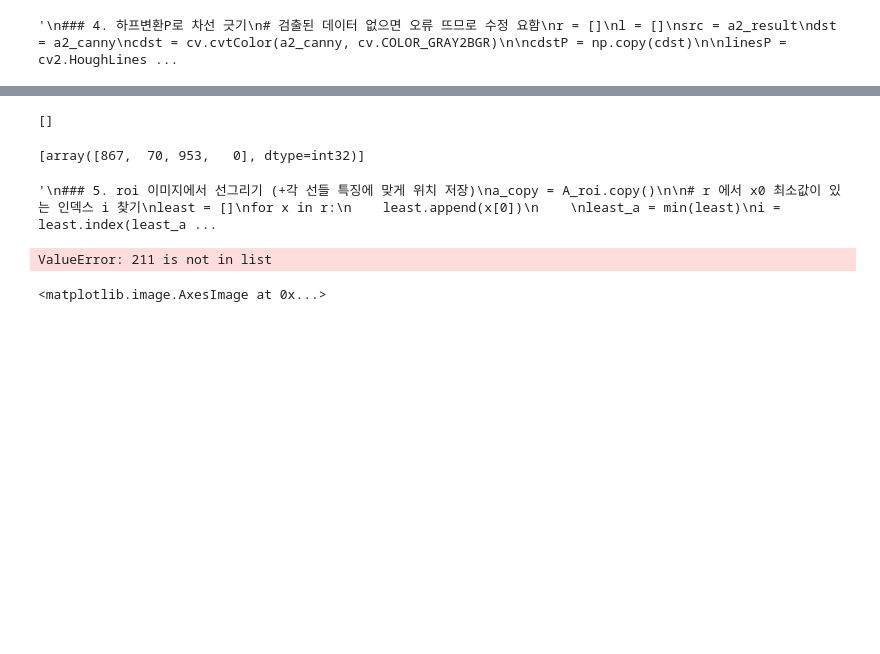
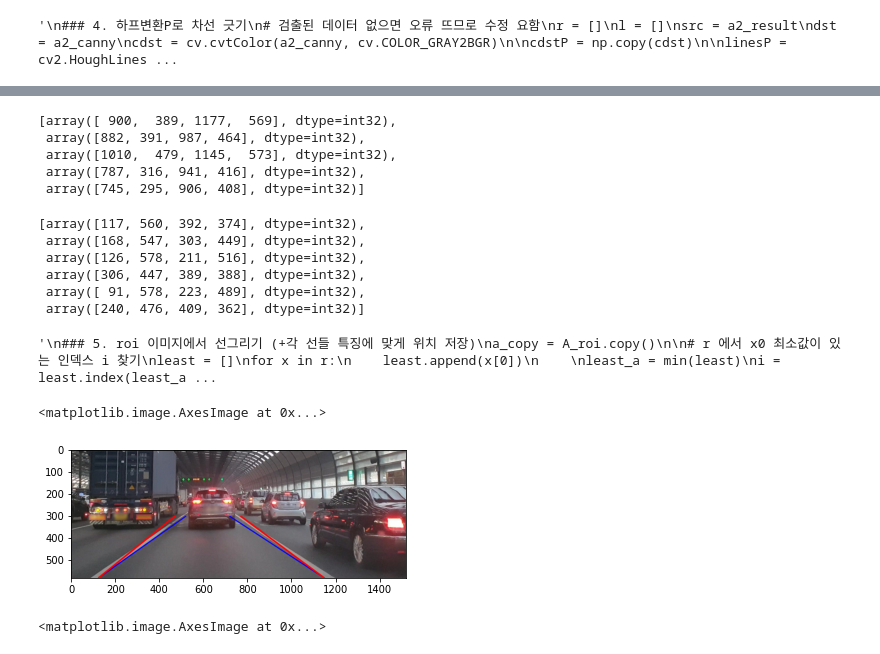
Before and after one commit to lim-ye-ji/Object_recognition_in_autonomous_driving, a Jupyter notebook: lane/Yu.ipynb, the cells around one changed output, grey strips where cells are left out. Drawn from its saved outputs; the diff is of its cells as text; code cells hidden in the pictures; blank space fills up the shorter version.

```diff
--- a/lane/Yu.ipynb
+++ b/lane/Yu.ipynb
@@ -455,14 +450,33 @@ for i in range(len(r)):
 for i in range(len(l)):
     if math.dist([l[i][0], l[i][1]], [l[i][2], l[i][3]]) > 100:
         new_l.append(l[i])
+# %%
+if not new_r:
+    for i in range(len(r)):
+        if math.dist([r[i][0], r[i][1]], [r[i][2], r[i][3]]) > 30:
+            new_r.append(r[i])
+
+if not new_l:
+    for i in range(len(l)):
+        if math.dist([l[i][0], l[i][1]], [l[i][2], l[i][3]]) > 30:
+            new_l.append(l[i])
 # %%
 new_r
 # %% [output]
-[]
+[array([ 900,  389, 1177,  569], dtype=int32),
+ array([882, 391, 987, 464], dtype=int32),
+ array([1010,  479, 1145,  573], dtype=int32),
+ array([787, 316, 941, 416], dtype=int32),
+ array([745, 295, 906, 408], dtype=int32)]
 # %%
 new_l
 # %% [output]
-[array([867,  70, 953,   0], dtype=int32)]
+[array([117, 560, 392, 374], dtype=int32),
+ array([168, 547, 303, 449], dtype=int32),
+ array([126, 578, 211, 516], dtype=int32),
+ array([306, 447, 389, 388], dtype=int32),
+ array([ 91, 578, 223, 489], dtype=int32),
+ array([240, 476, 409, 362], dtype=int32)]
 # %%
 """
 ### 5. roi 이미지에서 선그리기 (+각 선들 특징에 맞게 위치 저장)
@@ -510,7 +524,7 @@ cv2.waitKey(1)
 '\n### 5. roi 이미지에서 선그리기 (+각 선들 특징에 맞게 위치 저장)\na_copy = A_roi.copy()\n\n# r 에서 x0 최소값이 있는 인덱스 i 찾기\nleast = []\nfor x in r:\n    least.append(x[0])\n    \nleast_a = min(least)\ni = least.index(least_a ...
 # %%
 ### 5. plt버전 roi 이미지에서 선그리기 (+각 선들 특징에 맞게 위치 저장)
-##- 좌측, 혹은 우측 리스트가 비어있는 경우 반대쪽 좌표를 옮겨오도록 함, 각도조정 필요 03.09
+##- 좌측, 혹은 우측 리스트가 비어있는 경우 반대쪽 좌표를 옮겨오도록 함
 
 a_copy = A_roi.copy()
 
@@ -553,10 +567,10 @@ if not least:
     n2 = l[i2][1] - (m2 * (550-(l[i2][0]-500)))
 
 
-    cv2.line(a_copy2, (int(-n/m), 0),(int((1080-n)/m), 1080), (0, 0, 255), 2, cv2.LINE_AA)
-    cv2.line(a_copy2, (int(-n2/m2), 0),(int((1080-n2)/m2), 1080), (0, 0, 255), 2, cv2.LINE_AA)
-    cv2.line(a_copy2, (int(-n3/m3), 0),(int((1080-n3)/m3), 1080), (0, 0, 255), 2, cv2.LINE_AA)
-    cv2.line(a_copy2, (int(-n4/m4), ),(int((1080-n4)/m4), 1080), (0, 0, 255), 2, cv2.LINE_AA)
+    cv2.line(a_copy2, (int(((-n4/m4)+(-n/m))/2)+100, 300),(int((580-n)/m), 580), (0, 0, 255), 4, cv2.LINE_AA)
+    cv2.line(a_copy2, (int(((-n4/m4)+(-n/m))/2)-100, 300),(int((580-n4)/m4), 580), (0, 0, 255), 4, cv2.LINE_AA)
+    cv2.line(a_copy2, (int(((-n4/m4)+(-n/m))/2)+150, 300),(int((580-n)/m), 580), (255, 0, 0), 5, cv2.LINE_AA)
+    cv2.line(a_copy2, (int(((-n4/m4)+(-n/m))/2)-150, 300),(int((580-n4)/m4), 580), (255, 0, 0), 5, cv2.LINE_AA)
 
 
 elif not least2:
@@ -589,6 +603,8 @@ elif not least2:
 
     cv2.line(a_copy2, (int(((-n4/m4)+(-n/m))/2)+100, 300),(int((580-n)/m), 580), (0, 0, 255), 4, cv2.LINE_AA)
     cv2.line(a_copy2, (int(((-n4/m4)+(-n/m))/2)-100, 300),(int((580-n4)/m4), 580), (0, 0, 255), 4, cv2.LINE_AA)
+    cv2.line(a_copy2, (int(((-n4/m4)+(-n/m))/2)+150, 300),(int((580-n)/m), 580), (255, 0, 0), 5, cv2.LINE_AA)
+    cv2.line(a_copy2, (int(((-n4/m4)+(-n/m))/2)-150, 300),(int((580-n4)/m4), 580), (255, 0, 0), 5, cv2.LINE_AA)
 
 else:
     least_a = min(least)
@@ -598,34 +614,35 @@ else:
     least_b = min(least2)
     i3 = least2.index(least_b)
     most_b = max(least2)
     i4 = least2.index(most_b)
     a_copy2 = a_copy.copy()
 
     ## r
     m = (r[i][3]-r[i][1])/(r[i][2]-r[i][0])
     n = r[i][1] - (m * r[i][0])
 
     ## r2
     m2 = (r[i2][3]-r[i2][1])/(r[i2][2]-r[i2][0])
     n2 = r[i2][1] - (m2 * r[i2][0])
 
     ## l1
     m3 = (l[i3][3]-l[i3][1])/(l[i3][2]-l[i3][0])
     n3 = l[i3][1] - (m3 * l[i3][0])
 
     ## l2
     m4 = (l[i4][3]-l[i4][1])/(l[i4][2]-l[i4][0])
     n4 = l[i4][1] - (m4 * l[i4][0])
 
 
     cv2.line(a_copy2, (int(((-n4/m4)+(-n/m))/2)+100, 300),(int((580-n)/m), 580), (0, 0, 255), 4, cv2.LINE_AA)
     cv2.line(a_copy2, (int(((-n4/m4)+(-n/m))/2)-100, 300),(int((580-n4)/m4), 580), (0, 0, 255), 4, cv2.LINE_AA)
     cv2.line(a_copy2, (int(((-n4/m4)+(-n/m))/2)+150, 300),(int((580-n)/m), 580), (255, 0, 0), 5, cv2.LINE_AA)
     cv2.line(a_copy2, (int(((-n4/m4)+(-n/m))/2)-150, 300),(int((580-n4)/m4), 580), (255, 0, 0), 5, cv2.LINE_AA)
 
 plt.imshow(a_copy2)
 # %% [output]
-ValueError: 211 is not in list
+<matplotlib.image.AxesImage at 0x...>
+[figure, added]
 # %%
 a_copy3 = A_roi.copy()
 
```
Also changed, not shown: parts of 12 cells of this notebook.
